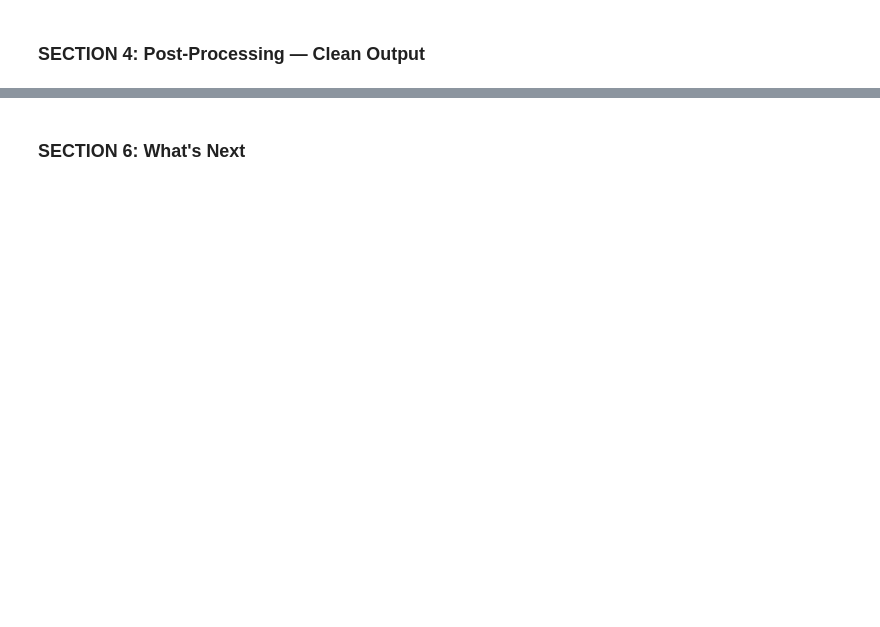
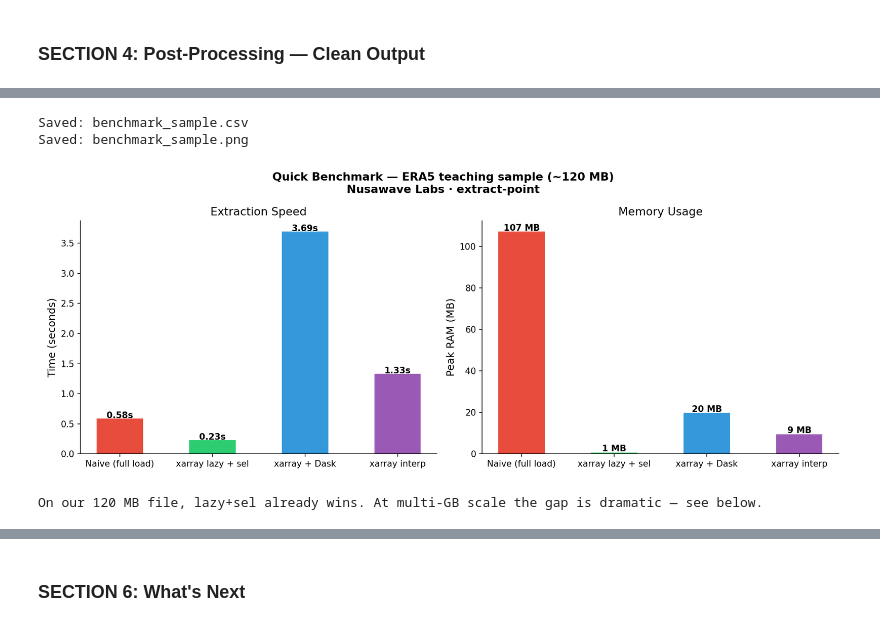
Before and after one commit to nusawave-labs/extract-point, a Jupyter notebook: notebooks/extract_point.ipynb, the cells around one changed output, grey strips where cells are left out. Cells and saved outputs as stored; diff of their text form; code cells hidden in the pictures; blank space fills up the shorter version.

```diff
--- a/notebooks/extract_point.ipynb
+++ b/notebooks/extract_point.ipynb
@@ -247,0 +399,24 @@ plt.show()
+# %%
+# @title 5.1 Quick live demo (teaching file — differences are modest)
+import sys
+
+sys.path.insert(0, str((REPO_ROOT / "benchmarks").resolve()))
+from benchmark import run_benchmark, save_results
+
+sample_results = run_benchmark(DATA_PATH, TARGET_LAT, TARGET_LON, verbose=False)
+save_results(
+    sample_results,
+    csv_path=Path("benchmark_sample.csv"),
+    png_path=Path("benchmark_sample.png"),
+    title="Quick Benchmark — ERA5 teaching sample (~120 MB)\nNusawave Labs · extract-point",
+)
+
+from IPython.display import Image, display
+
+display(Image(filename="benchmark_sample.png"))
+print("On our 120 MB file, lazy+sel already wins. At multi-GB scale the gap is dramatic — see below.")
+# %% [output]
+Saved: benchmark_sample.csv
+Saved: benchmark_sample.png
+[figure, added]
+On our 120 MB file, lazy+sel already wins. At multi-GB scale the gap is dramatic — see below.
```
Also changed, not shown: parts of 27 cells of this notebook, 12 other files.
